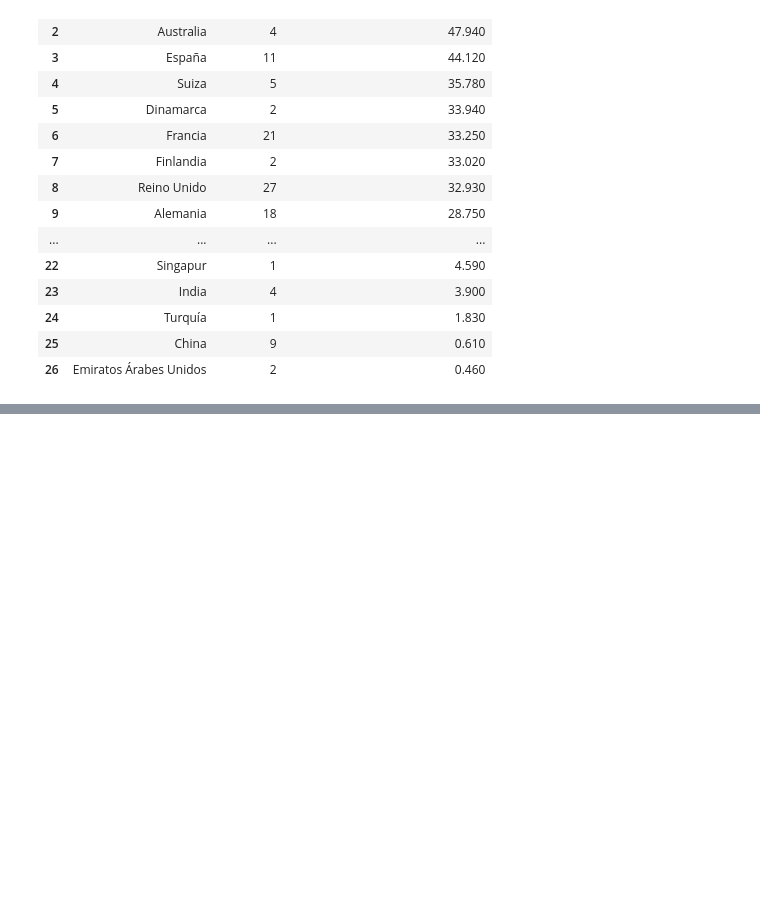
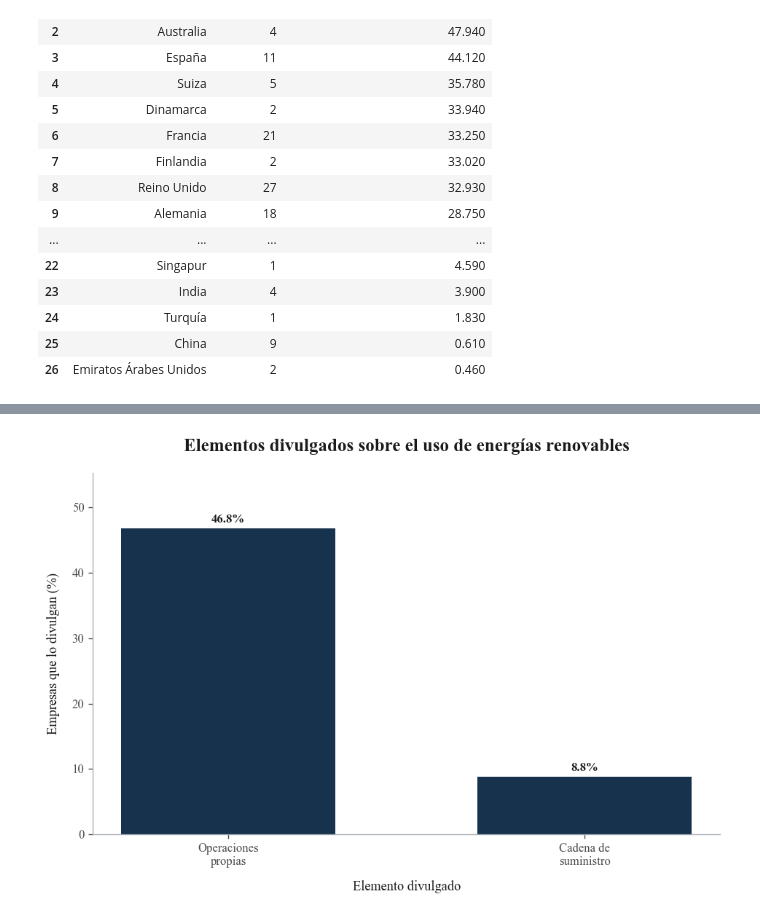
Before and after one commit to avrilsalazarrodriguez/fashion-transparency-index-2023, a Jupyter notebook: scripts/03_Analisis_exploratorio_de_datos.ipynb, the cells around one changed output, grey strips where cells are left out. Cells and saved outputs as stored; diff of their text form; code cells hidden in the pictures; blank space fills up the shorter version.

```diff
--- a/scripts/03_Analisis_exploratorio_de_datos.ipynb
+++ b/scripts/03_Analisis_exploratorio_de_datos.ipynb
@@ -1968,0 +2301,82 @@ Países representados: 27
+# %%
+# Visualizamos los elementos divulgados sobre el uso
+# de energías renovables
+
+fig, ax = plt.subplots(figsize=(8, 5.5))
+
+# Construimos la gráfica
+barras = ax.bar(
+    energia_renovable["Elemento"],
+    energia_renovable["Porcentaje"],
+    color=AZUL_MARINO,
+    width=0.6
+)
+
+# Incorporamos el título y los nombres de los ejes
+ax.set_title(
+    "Elementos divulgados sobre el uso de energías renovables",
+    pad=18
+)
+
+ax.set_xlabel(
+    "Elemento divulgado",
+    labelpad=10
+)
+
+ax.set_ylabel(
+    "Empresas que lo divulgan (%)",
+    labelpad=10
+)
+
+# Traducimos las etiquetas del eje X
+ax.set_xticks(
+    range(len(energia_renovable))
+)
+
+ax.set_xticklabels(
+    [
+        "Operaciones\npropias",
+        "Cadena de\nsuministro"
+    ]
+)
+
+# Eliminamos los bordes que no aportan información
+ax.spines["top"].set_visible(False)
+ax.spines["right"].set_visible(False)
+ax.spines["left"].set_color(GRIS_MEDIO)
+ax.spines["bottom"].set_color(GRIS_MEDIO)
+
+# Añadimos el porcentaje sobre cada barra
+for barra, valor in zip(
+    barras,
+    energia_renovable["Porcentaje"]
+):
+    ax.text(
+        barra.get_x() + barra.get_width() / 2,
+        barra.get_height() + 0.5,
+        f"{valor:.1f}%",
+        ha="center",
+        va="bottom",
+        fontsize=10,
+        fontweight="bold",
+        color=NEGRO
+    )
+
+# Dejamos espacio para las etiquetas
+ax.set_ylim(
+    0,
+    energia_renovable["Porcentaje"].max() * 1.18
+)
+
+# Ajustamos los márgenes
+fig.tight_layout()
+
+# Guardamos la figura
+guardar_figura(
+    fig,
+    "elementos_energia_renovable"
+)
+
+plt.show()
+# %% [output]
+[figure, added]
```
Also changed, not shown: parts of 33 cells of this notebook, 10 other files.
